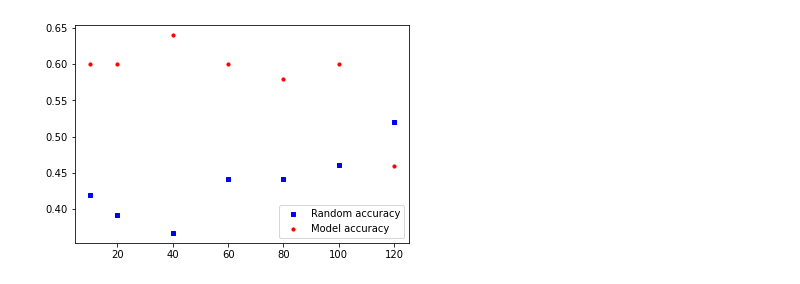
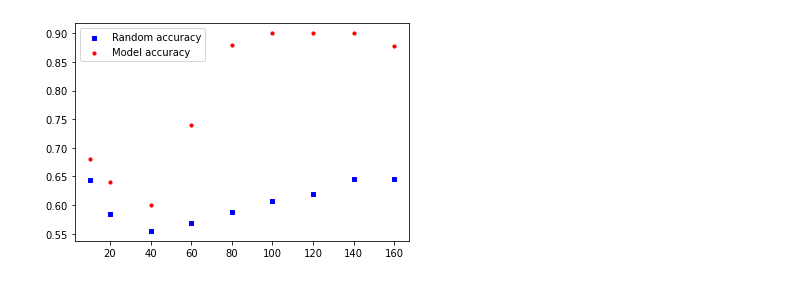
Before and after one commit to buzaidj/recrec, a Jupyter notebook: graphing.ipynb, the cells around one changed output. Cells and saved outputs as stored; diff of their text form; code cells hidden in the pictures.

Commit message:
graphing

```diff
--- a/graphing.ipynb
+++ b/graphing.ipynb
@@ -24,10 +24,11 @@ def cols_to_drop(df):
 """
 Goal to train first on 20, then 30, then 40, and so forth and see how accuracy imporves
 """
-user = 'james'
-# classifier = RandomForestClassifier(random_state=0)
+user = 'greg_test'
+name = 'KNN'
+classifier = RandomForestClassifier(random_state=0)
 # classifier = DecisionTreeClassifier(random_state=0)
-classifier = KNeighborsClassifier()
+# classifier = RandomForestClassifier(n_neighbors= 7)
 to_normalize = True
 
 
@@ -49,7 +50,7 @@ data = pd.read_csv('data.csv')
 # %%
 def random_classify(train_y, test_y):
     # try to predict test_y randomly
-    pct_pos = len(np.where(train_y > 0)) / len(train_y)
+    pct_pos = len(train_y[np.where(train_y == 1)]) / len(train_y)
 
     # how to calculate expected number of correct guesses
 
@@ -76,7 +77,7 @@ observed = observed.drop(
 accuracy_measurements = {}
 rand_accuracy = {}
 # %%
-idx = 10, 20, 40, 60, 80, 100, 120
+idx = 10, 20, 40, 60, 80, 100, 120, 140, 160
 
 for i in idx:
     train_X = observed.iloc[:i].to_numpy()
@@ -84,6 +85,8 @@ for i in idx:
 
     test_X = observed.iloc[i:i+50].to_numpy()
     test_y = ys.iloc[i:i+50].to_numpy()
+
+    print(train_X)
 
     if to_normalize:
         train_X = std_scaler.fit_transform(train_X)
@@ -97,6 +100,5 @@ for i in idx:
     rand_accuracy[i] = expected_random_acc
 
 accuracy_measurements = pd.Series(accuracy_measurements)
-print(accuracy_measurements)
 rand_accuracy = pd.Series(rand_accuracy)
 # %% [output]
@@ -111,15 +122,15 @@ dtype: float64
 # %%
 fig = plt.figure()
 ax1 = fig.add_subplot(111)
 
 acc = list(accuracy_measurements)
 rand_acc = list(rand_accuracy)
 idx = idx
 
 ax1.scatter(idx, rand_acc, s = 10, c = 'b', marker= 's', label = 'Random accuracy')
 ax1.scatter(idx, acc, s=10, c='r', marker="o", label='Model accuracy')
-plt.legend(loc = 'lower right')
+plt.legend(loc = 'upper left')
 plt.show()
 # fig.savefig('test2png.png', dpi=100)
 # %% [output]
-[figure, old version]
+[figure, new version]
```
Also changed, not shown: parts of 1 cell of this notebook, 6 other files.
